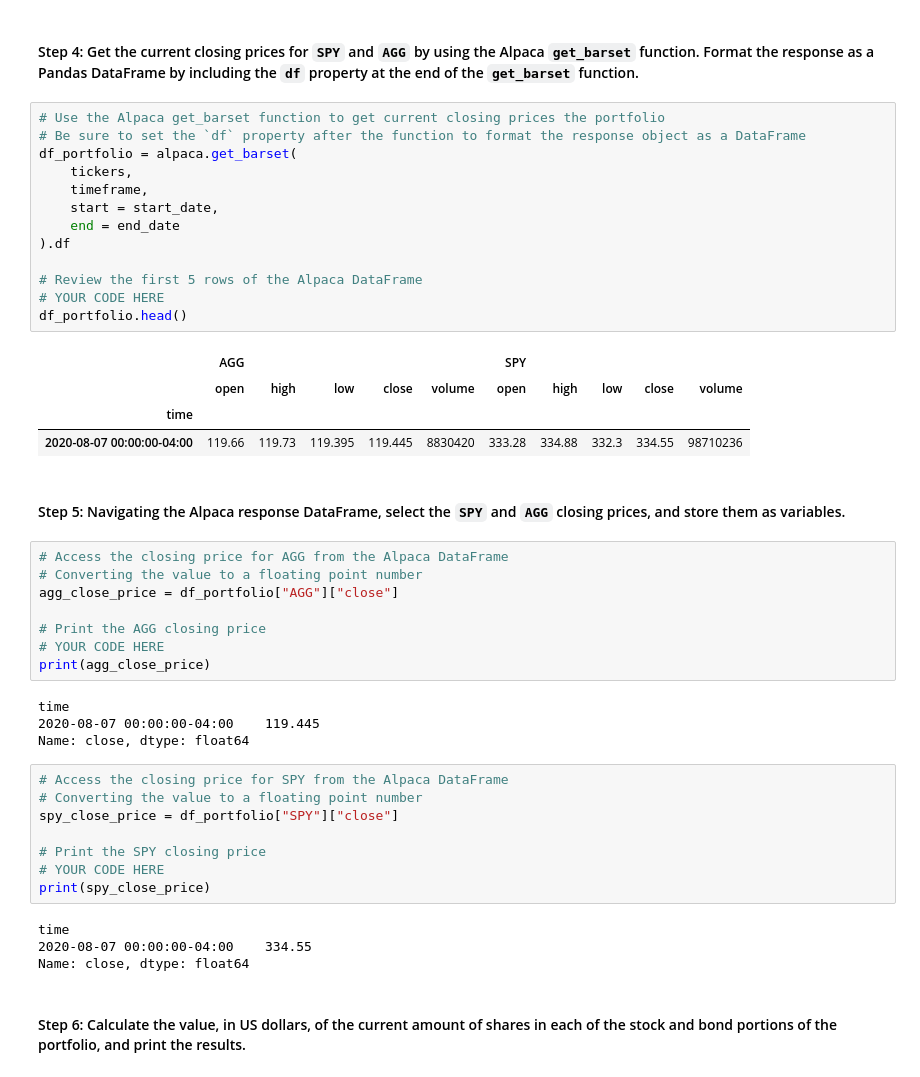
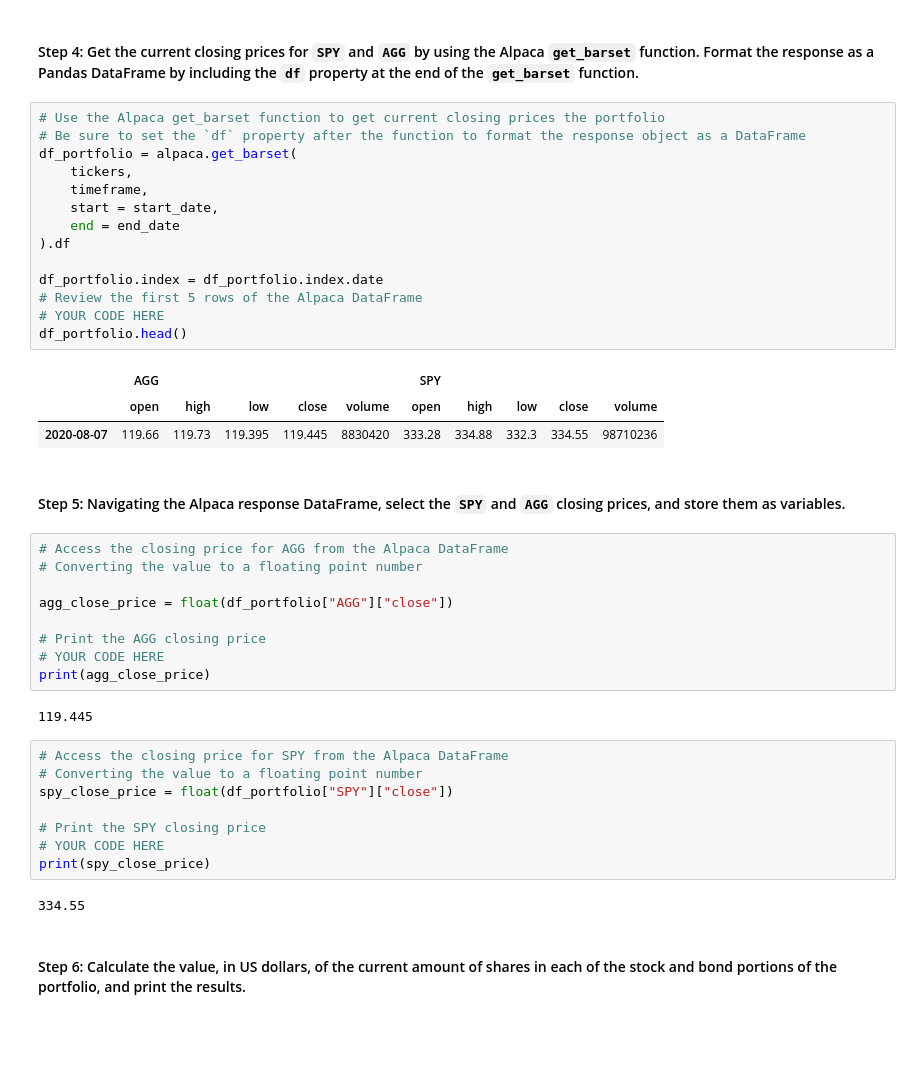
Before and after one commit to seanpatel19/Challenge-5-, a Jupyter notebook: financial_planning_tools.ipynb, the cells around one changed output. Drawn from its saved outputs; the diff is of its cells as text; blank space fills up the shorter version.

```diff
--- a/financial_planning_tools.ipynb
+++ b/financial_planning_tools.ipynb
@@ -233,47 +233,44 @@ end_date = pd.Timestamp("2020-08-07", tz="America/New_York").isoformat()
 # %%
 # Use the Alpaca get_barset function to get current closing prices the portfolio
 # Be sure to set the `df` property after the function to format the response object as a DataFrame
 df_portfolio = alpaca.get_barset(
     tickers,
     timeframe,
     start = start_date,
     end = end_date
 ).df
 
+df_portfolio.index = df_portfolio.index.date
 # Review the first 5 rows of the Alpaca DataFrame
 # YOUR CODE HERE
 df_portfolio.head()
 # %% [output]
 |  | AGG |  |  |  |  | SPY |  |  |  |  |
 |  | open | high | low | close | volume | open | high | low | close | volume |
-| time |  |  |  |  |  |  |  |  |  |  |
-| 2020-08-07 00:00:00-04:00 | 119.66 | 119.73 | 119.395 | 119.445 | 8830420 | 333.28 | 334.88 | 332.3 | 334.55 | 98710236 |
+| 2020-08-07 | 119.66 | 119.73 | 119.395 | 119.445 | 8830420 | 333.28 | 334.88 | 332.3 | 334.55 | 98710236 |
 # %% [markdown]
 #### Step 5: Navigating the Alpaca response DataFrame, select the `SPY` and `AGG` closing prices, and store them as variables.
 # %%
 # Access the closing price for AGG from the Alpaca DataFrame
 # Converting the value to a floating point number
-agg_close_price = df_portfolio["AGG"]["close"]
+
+agg_close_price = float(df_portfolio["AGG"]["close"])
 
 # Print the AGG closing price
 # YOUR CODE HERE
 print(agg_close_price)
 # %% [output]
-time
-2020-08-07 00:00:00-04:00    119.445
-Name: close, dtype: float64
+119.445
 # %%
 # Access the closing price for SPY from the Alpaca DataFrame
 # Converting the value to a floating point number
-spy_close_price = df_portfolio["SPY"]["close"]
+spy_close_price = float(df_portfolio["SPY"]["close"])
 
 # Print the SPY closing price
 # YOUR CODE HERE
 print(spy_close_price)
 # %% [output]
-time
-2020-08-07 00:00:00-04:00    334.55
-Name: close, dtype: float64
+334.55
 # %% [markdown]
 #### Step 6: Calculate the value, in US dollars, of the current amount of shares in each of the stock and bond portions of the portfolio, and print the results.
 # %%
```
Also changed, not shown: parts of 17 cells of this notebook.
